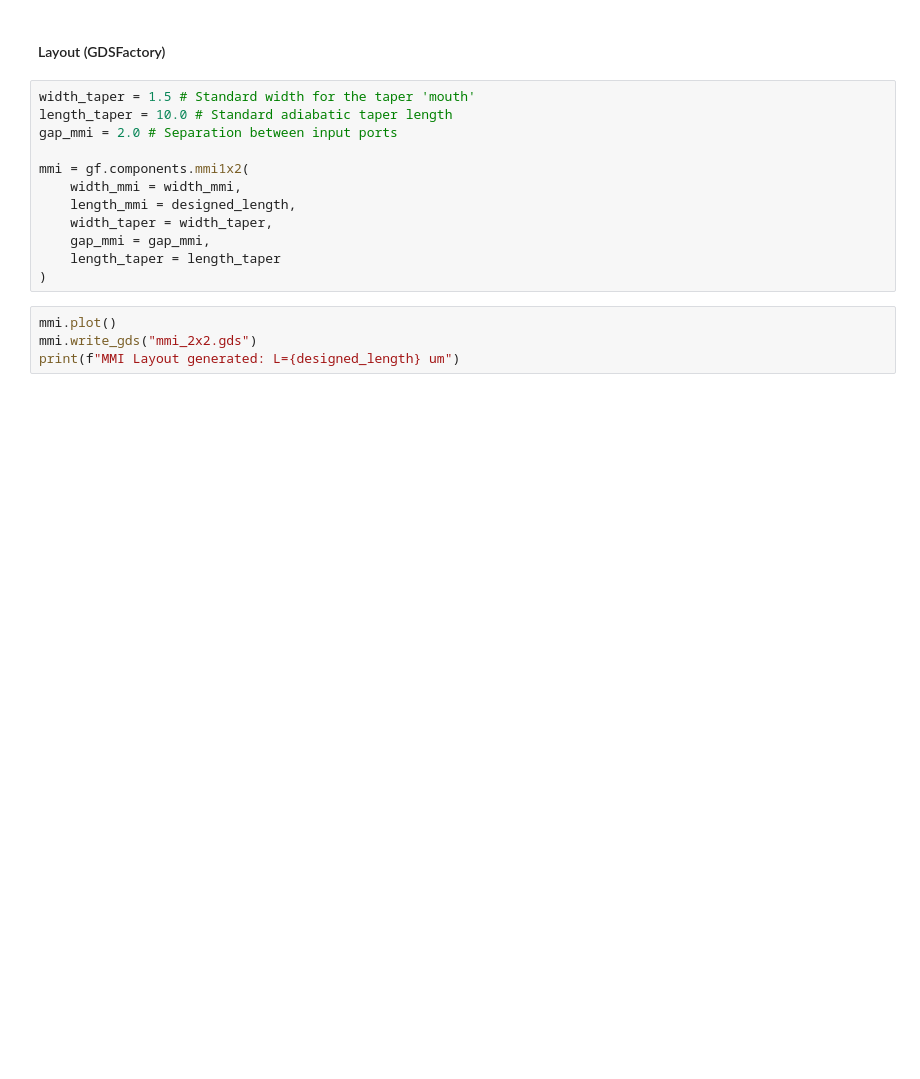
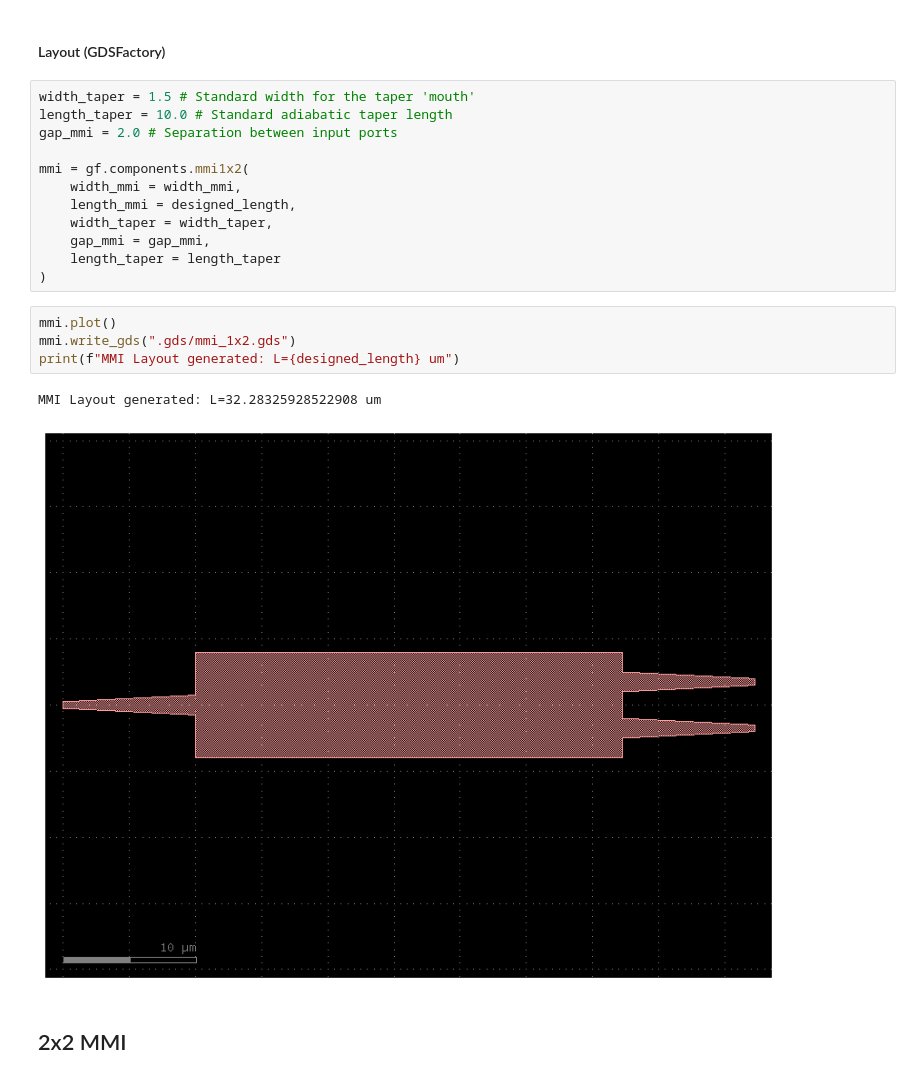
Before and after one commit to pomorigio/playing_with_photonics, a Jupyter notebook: 4_multimode_interferometer.ipynb, the cells around one changed output. Drawn from its saved outputs; the diff is of its cells as text; blank space fills up the shorter version.

```diff
--- a/4_multimode_interferometer.ipynb
+++ b/4_multimode_interferometer.ipynb
@@ -167,5 +169,10 @@ mmi = gf.components.mmi1x2(
 )
 # %%
 mmi.plot()
-mmi.write_gds("mmi_2x2.gds")
+mmi.write_gds(".gds/mmi_1x2.gds")
 print(f"MMI Layout generated: L={designed_length} um")
+# %% [output]
+MMI Layout generated: L=32.28325928522908 um
+[figure, added]
+# %% [markdown]
+## 2x2 MMI
```
Also changed, not shown: parts of 15 cells of this notebook, 1 other file.
